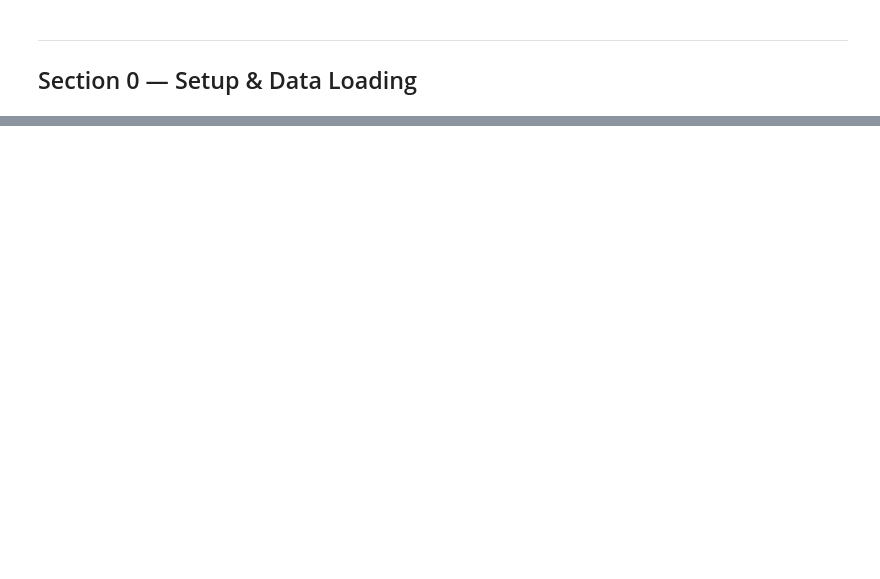
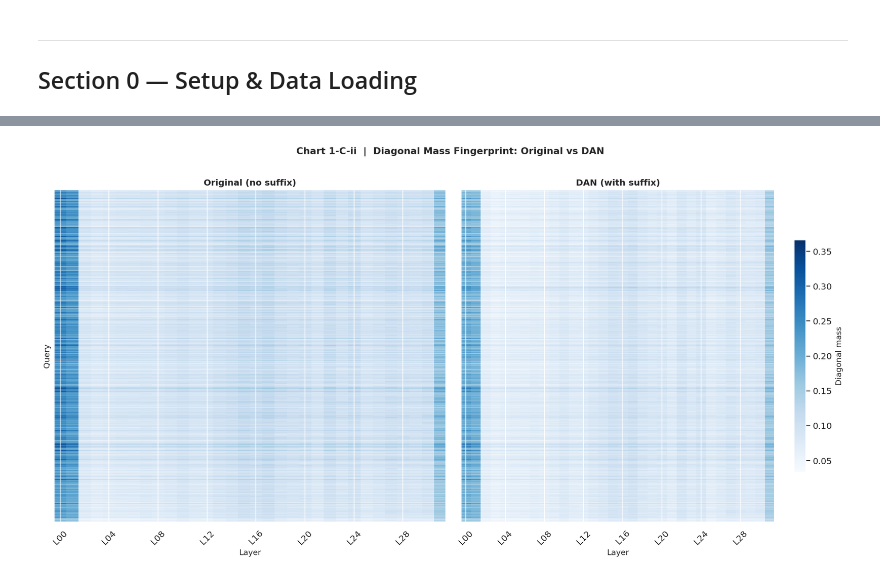
Before and after one commit to ma-lay/llm-jailbreak-analysis, a Jupyter notebook: attention_head_analysis/attention_analysis.ipynb, the cells around one changed output, grey strips where cells are left out. Cells and saved outputs as stored; diff of their text form; code cells hidden in the pictures; blank space fills up the shorter version.

```diff
--- a/attention_head_analysis/attention_analysis.ipynb
+++ b/attention_head_analysis/attention_analysis.ipynb
@@ -875,0 +162,22 @@ print('=' * 66)
+# %%
+# Chart 1-C-ii: DIAGONAL MASS fingerprint --- Original vs DAN (all 500 queries)
+o = diag_orig[sort_idx, :];  d = diag_dan[sort_idx, :]
+vmin, vmax = min(o.min(), d.min()), max(o.max(), d.max())
+
+fig, axes = plt.subplots(1, 2, figsize=(16, 8), sharey=True)
+for ax, data, title in zip(axes, [o, d],
+                            ['Original (no suffix)', 'DAN (with suffix)']):
+    im = ax.imshow(data, aspect='auto', cmap='Blues',
+                   vmin=vmin, vmax=vmax, interpolation='nearest')
+    ax.set_title(title, fontsize=12, fontweight='bold')
+    ax.set_xlabel('Layer');  ax.set_yticks([])
+    ax.set_xticks(range(0, 32, 4))
+    ax.set_xticklabels(LAYER_LABELS[::4], rotation=45)
+axes[0].set_ylabel('Query')
+plt.colorbar(im, ax=axes[1], shrink=0.7, label='Diagonal mass')
+plt.suptitle('Chart 1-C-ii  |  Diagonal Mass Fingerprint: Original vs DAN',
+             fontsize=13, fontweight='bold', y=1.005)
+plt.tight_layout()
+plt.show()
+# %% [output]
+[figure, added]
```
Also changed, not shown: parts of 58 cells of this notebook.
